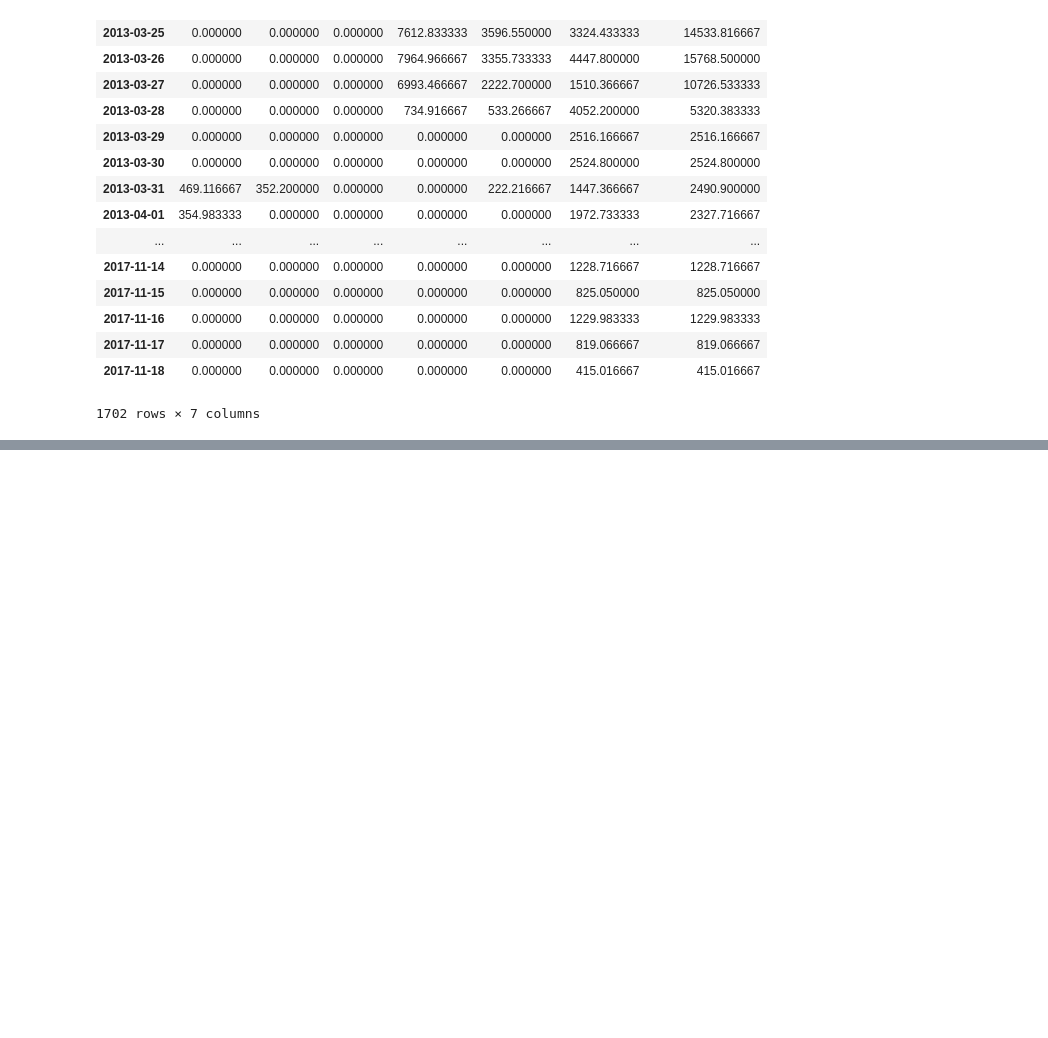
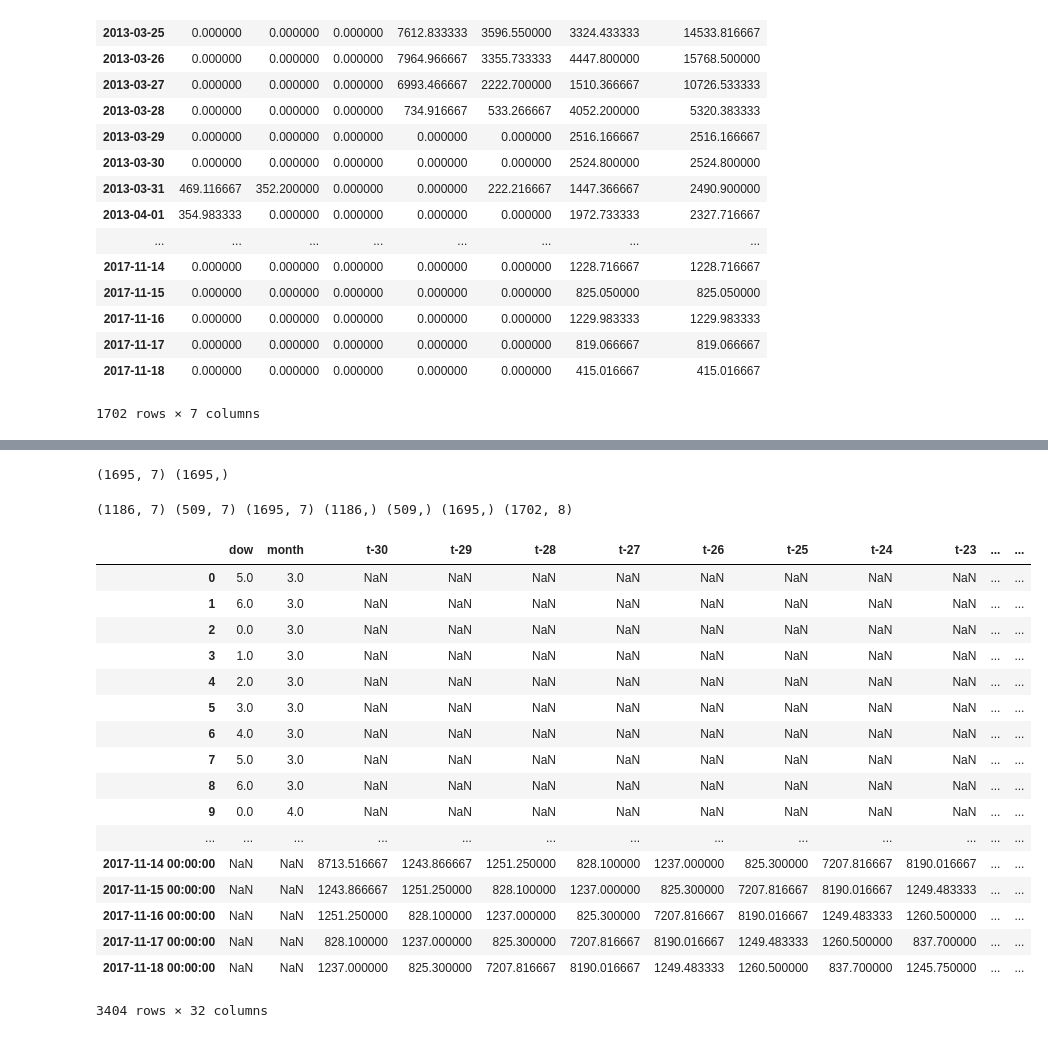
Before and after one commit to adithya8/loadPrediction, a Jupyter notebook: Untitled.ipynb, the cells around one changed output, grey strips where cells are left out. Cells and saved outputs as stored; diff of their text form; code cells hidden in the pictures; blank space fills up the shorter version.

```diff
--- a/Untitled.ipynb
+++ b/Untitled.ipynb
@@ -337,0 +350,6 @@ plt.show()
+# %%
+df = pd.DataFrame()
+df = df_new_thermal1['total_thermal_load']
+ndf = pd.concat([df.shift(7),df.shift(6),df.shift(5),df.shift(4),df.shift(3),df.shift(2),df.shift(1),df.shift(0)],axis=1)
+ndf.columns = ('t-7','t-6','t-5','t-4','t-3','t-2','t-1','t')
+ndf
@@ -337,0 +376,46 @@ plt.show()
+# %%
+x = ndf.values[7:,:-1]
+y = ndf.values[7:,-1]
+print (x.shape,y.shape)
+train_size = int(x.shape[0]*0.7)
+X_train = x[:train_size]
+y_train = y[:train_size]
+X_test = x[train_size:]
+y_test = y[train_size:]
+# %% [output]
+(1695, 7) (1695,)
+# %%
+print(X_train.shape,X_test.shape,x.shape,y_train.shape,y_test.shape,y.shape,ndf.shape)
+# %% [output]
+(1186, 7) (509, 7) (1695, 7) (1186,) (509,) (1695,) (1702, 8)
+# %%
+localdf=df_new_thermal1
+df = pd.DataFrame()
+df = localdf['total_thermal_load']
+temp = pd.DataFrame()
+temp['dow'] = [x.weekday() for x in localdf.index]
+temp['month'] = [x.month for x in localdf.index]
+ndf=ndf.reset_index()
+ndf = pd.concat([df.shift(l) for l in range(30,0,-1) ],axis=1)
+ndf.columns = [ 't-'+str(l) for l in range(30,0,-1)]
+ndf = pd.concat([temp,ndf],axis=1)
+ndf
+# %% [output]
+|  | dow | month | t-30 | t-29 | t-28 | t-27 | t-26 | t-25 | t-24 | t-23 | ... | ... |
+| 0 | 5.0 | 3.0 | NaN | NaN | NaN | NaN | NaN | NaN | NaN | NaN | ... | ... |
+| 1 | 6.0 | 3.0 | NaN | NaN | NaN | NaN | NaN | NaN | NaN | NaN | ... | ... |
+| 2 | 0.0 | 3.0 | NaN | NaN | NaN | NaN | NaN | NaN | NaN | NaN | ... | ... |
+| 3 | 1.0 | 3.0 | NaN | NaN | NaN | NaN | NaN | NaN | NaN | NaN | ... | ... |
+| 4 | 2.0 | 3.0 | NaN | NaN | NaN | NaN | NaN | NaN | NaN | NaN | ... | ... |
+| 5 | 3.0 | 3.0 | NaN | NaN | NaN | NaN | NaN | NaN | NaN | NaN | ... | ... |
+| 6 | 4.0 | 3.0 | NaN | NaN | NaN | NaN | NaN | NaN | NaN | NaN | ... | ... |
+| 7 | 5.0 | 3.0 | NaN | NaN | NaN | NaN | NaN | NaN | NaN | NaN | ... | ... |
+| 8 | 6.0 | 3.0 | NaN | NaN | NaN | NaN | NaN | NaN | NaN | NaN | ... | ... |
+| 9 | 0.0 | 4.0 | NaN | NaN | NaN | NaN | NaN | NaN | NaN | NaN | ... | ... |
+| ... | ... | ... | ... | ... | ... | ... | ... | ... | ... | ... | ... | ... |
+| 2017-11-14 00:00:00 | NaN | NaN | 8713.516667 | 1243.866667 | 1251.250000 | 828.100000 | 1237.000000 | 825.300000 | 7207.816667 | 8190.016667 | ... | ... |
+| 2017-11-15 00:00:00 | NaN | NaN | 1243.866667 | 1251.250000 | 828.100000 | 1237.000000 | 825.300000 | 7207.816667 | 8190.016667 | 1249.483333 | ... | ... |
+| 2017-11-16 00:00:00 | NaN | NaN | 1251.250000 | 828.100000 | 1237.000000 | 825.300000 | 7207.816667 | 8190.016667 | 1249.483333 | 1260.500000 | ... | ... |
+| 2017-11-17 00:00:00 | NaN | NaN | 828.100000 | 1237.000000 | 825.300000 | 7207.816667 | 8190.016667 | 1249.483333 | 1260.500000 | 837.700000 | ... | ... |
+| 2017-11-18 00:00:00 | NaN | NaN | 1237.000000 | 825.300000 | 7207.816667 | 8190.016667 | 1249.483333 | 1260.500000 | 837.700000 | 1245.750000 | ... | ... |
+3404 rows × 32 columns
```
Also changed, not shown: parts of 8 cells of this notebook, 1 other file.
